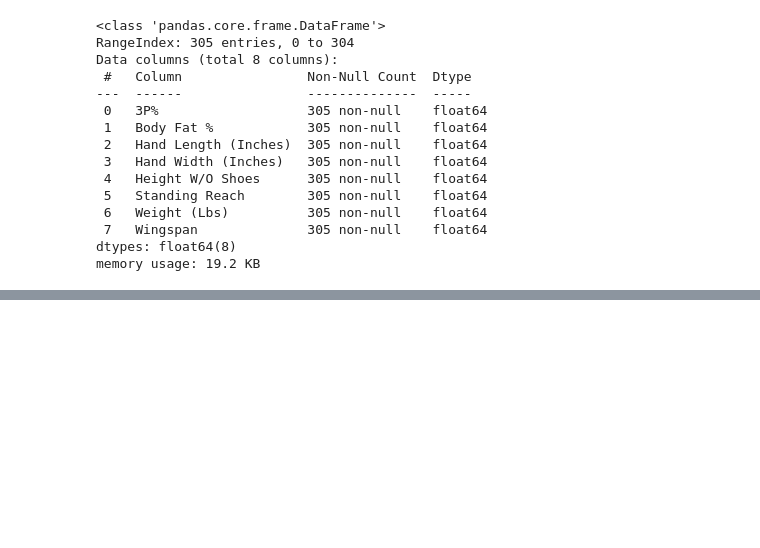
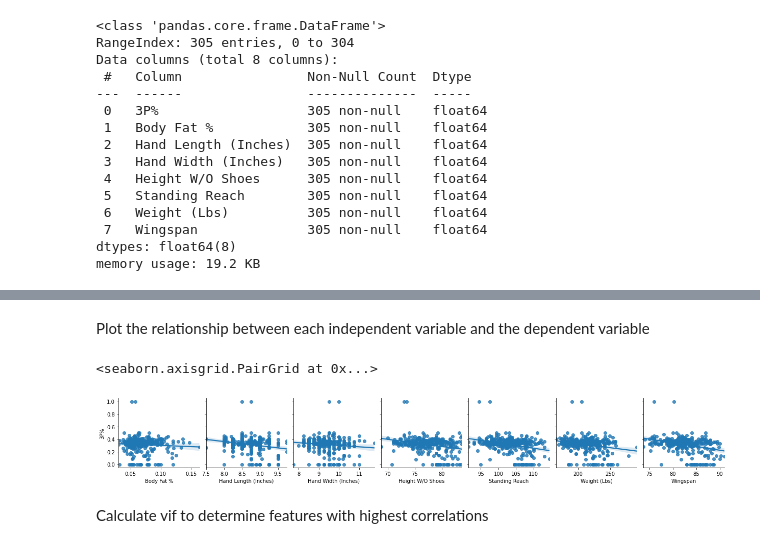
Before and after one commit to blantj/nba_3_pointer_regression, a Jupyter notebook: Modeling.ipynb, the cells around one changed output, grey strips where cells are left out. Cells and saved outputs as stored; diff of their text form; code cells hidden in the pictures; blank space fills up the shorter version.

```diff
--- a/Modeling.ipynb
+++ b/Modeling.ipynb
@@ -218,0 +309,13 @@ memory usage: 19.2 KB
+# %% [markdown]
+Plot the relationship between each independent variable and the dependent variable
+# %%
+y_var = '3P%'
+x_vars = list(df.columns)
+x_vars.remove(x_var)
+
+sns.pairplot(df, x_vars = x_vars, y_vars=y_var, kind='reg')
+# %% [output]
+<seaborn.axisgrid.PairGrid at 0x...>
+[figure, added]
+# %% [markdown]
+Calculate vif to determine features with highest correlations
```
Also changed, not shown: parts of 14 cells of this notebook.
